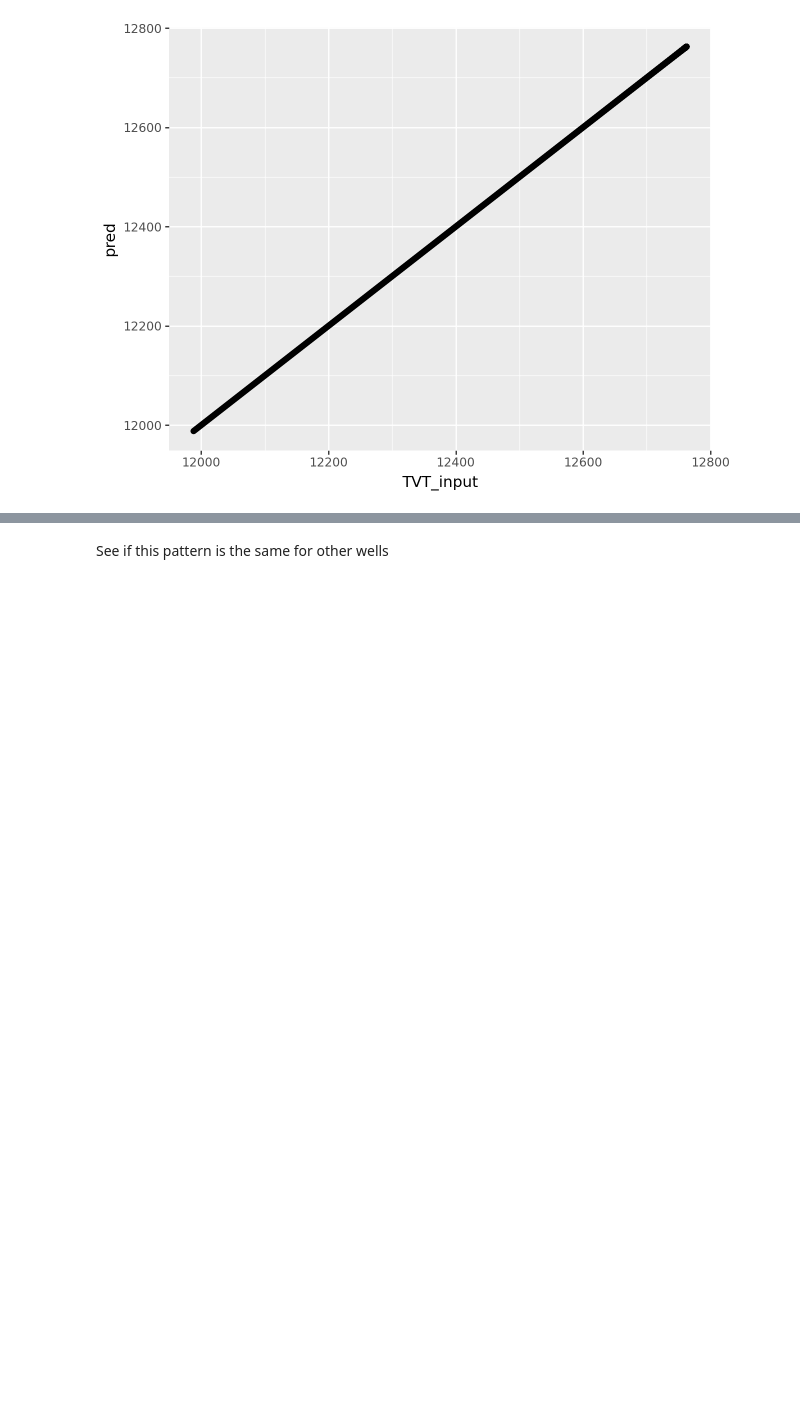
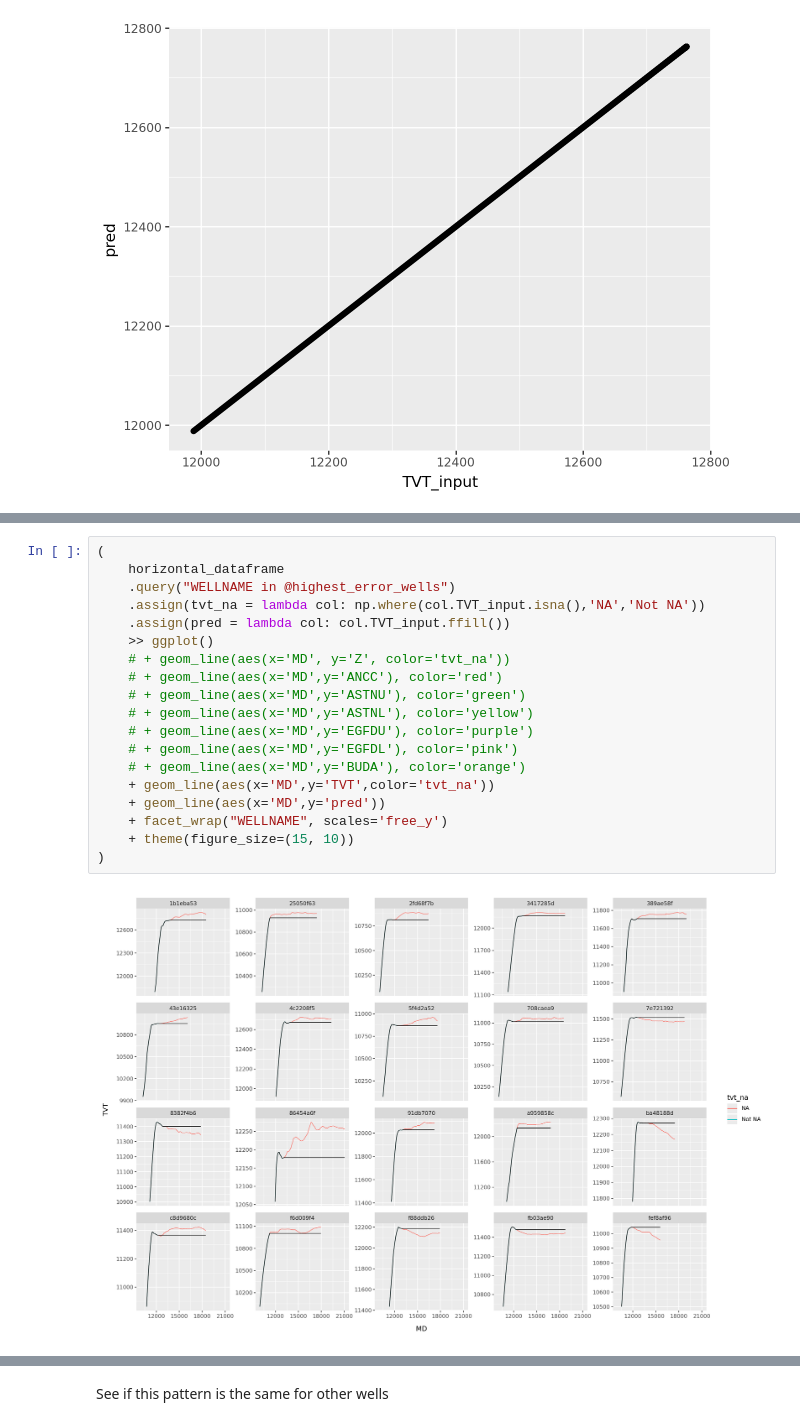
Before and after one commit to Wishbert/ROGII---Wellbore-Geology-Prediction, a Jupyter notebook: EDA.ipynb, the cells around one changed output, grey strips where cells are left out. Drawn from its saved outputs; the diff is of its cells as text; blank space fills up the shorter version.

```diff
--- a/EDA.ipynb
+++ b/EDA.ipynb
@@ -153,0 +171,21 @@ random_wells = random.sample(well_names,6)
+# %%
+(
+    horizontal_dataframe
+    .query("WELLNAME in @highest_error_wells")
+    .assign(tvt_na = lambda col: np.where(col.TVT_input.isna(),'NA','Not NA'))
+    .assign(pred = lambda col: col.TVT_input.ffill())
+    >> ggplot()
+    # + geom_line(aes(x='MD', y='Z', color='tvt_na'))
+    # + geom_line(aes(x='MD',y='ANCC'), color='red')
+    # + geom_line(aes(x='MD',y='ASTNU'), color='green')
+    # + geom_line(aes(x='MD',y='ASTNL'), color='yellow')
+    # + geom_line(aes(x='MD',y='EGFDU'), color='purple')
+    # + geom_line(aes(x='MD',y='EGFDL'), color='pink')
+    # + geom_line(aes(x='MD',y='BUDA'), color='orange')
+    + geom_line(aes(x='MD',y='TVT',color='tvt_na'))
+    + geom_line(aes(x='MD',y='pred'))
+    + facet_wrap("WELLNAME", scales='free_y')
+    + theme(figure_size=(15, 10))
+)
+# %% [output]
+[figure, added]
```
Also changed, not shown: parts of 24 cells of this notebook.
